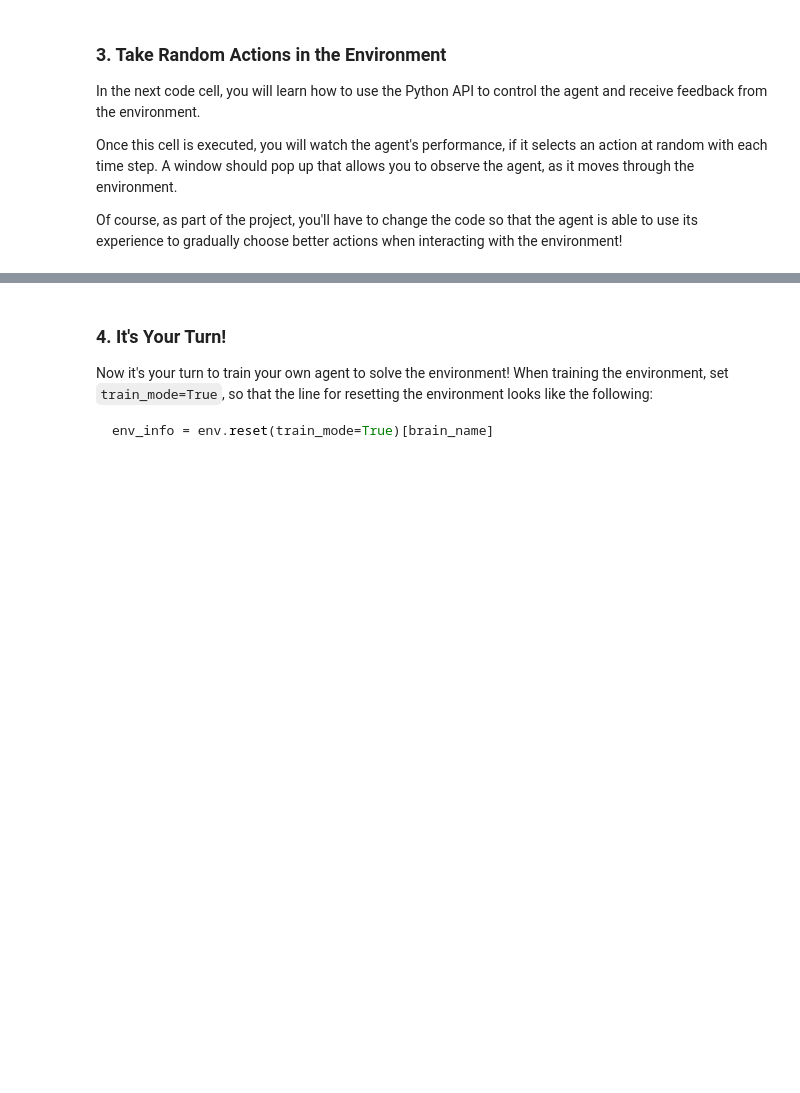
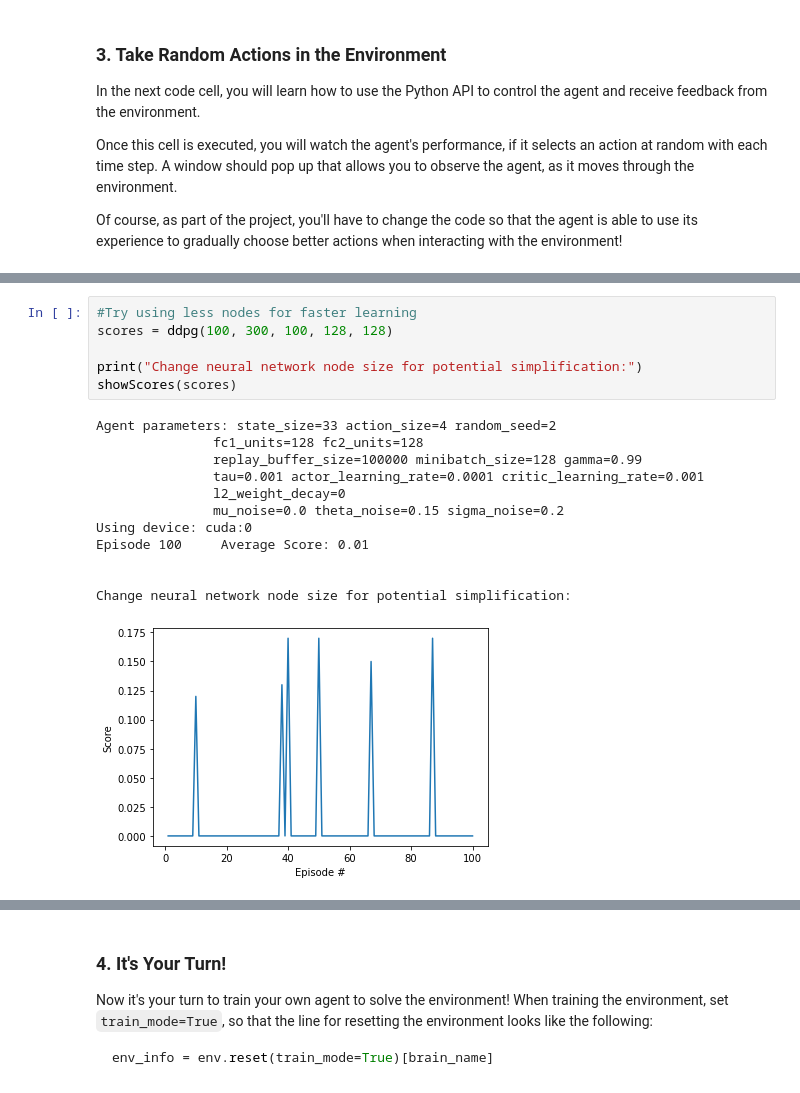
Before and after one commit to bmello4688/deep-reinforcement-learning, a Jupyter notebook: p2_continuous-control/Continuous_Control.ipynb, the cells around one changed output, grey strips where cells are left out. Saved outputs shown, nothing was run; the diff lists cells and outputs as text; blank space fills up the shorter version.

```diff
--- a/p2_continuous-control/Continuous_Control.ipynb
+++ b/p2_continuous-control/Continuous_Control.ipynb
@@ -124,0 +199,19 @@ env.close()
+# %%
+#Try using less nodes for faster learning
+scores = ddpg(100, 300, 100, 128, 128)
+
+print("Change neural network node size for potential simplification:")
+showScores(scores)
+# %% [output]
+Agent parameters: state_size=33 action_size=4 random_seed=2
+               fc1_units=128 fc2_units=128
+               replay_buffer_size=100000 minibatch_size=128 gamma=0.99
+               tau=0.001 actor_learning_rate=0.0001 critic_learning_rate=0.001
+               l2_weight_decay=0
+               mu_noise=0.0 theta_noise=0.15 sigma_noise=0.2
+Using device: cuda:0
+Episode 100     Average Score: 0.01
+
+
+Change neural network node size for potential simplification:
+[figure, added]
```
Also changed, not shown: parts of 11 cells of this notebook, 7 other files.
